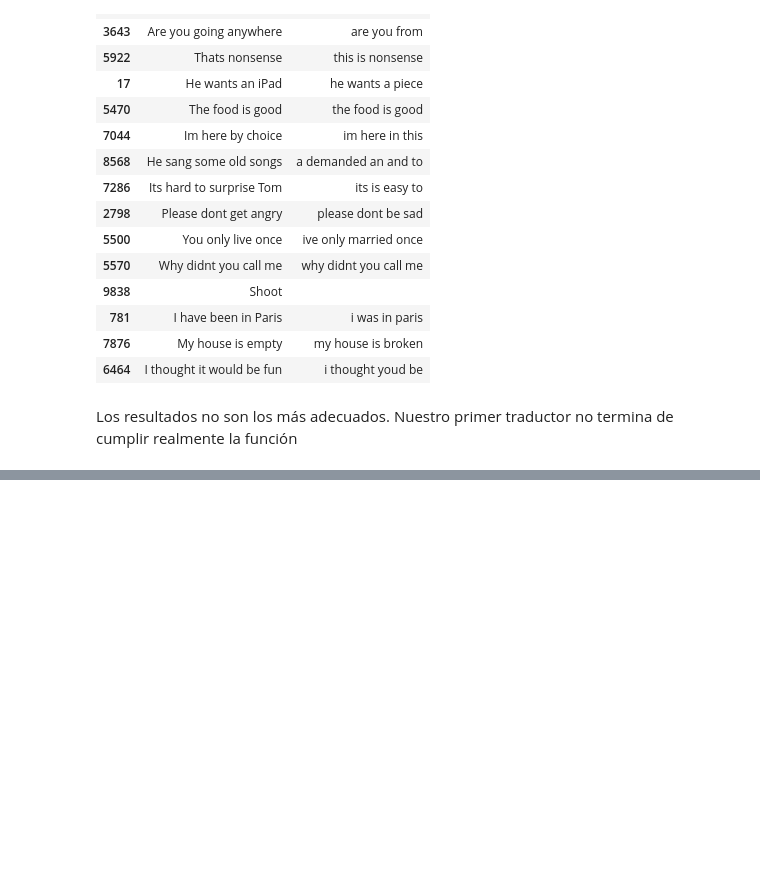
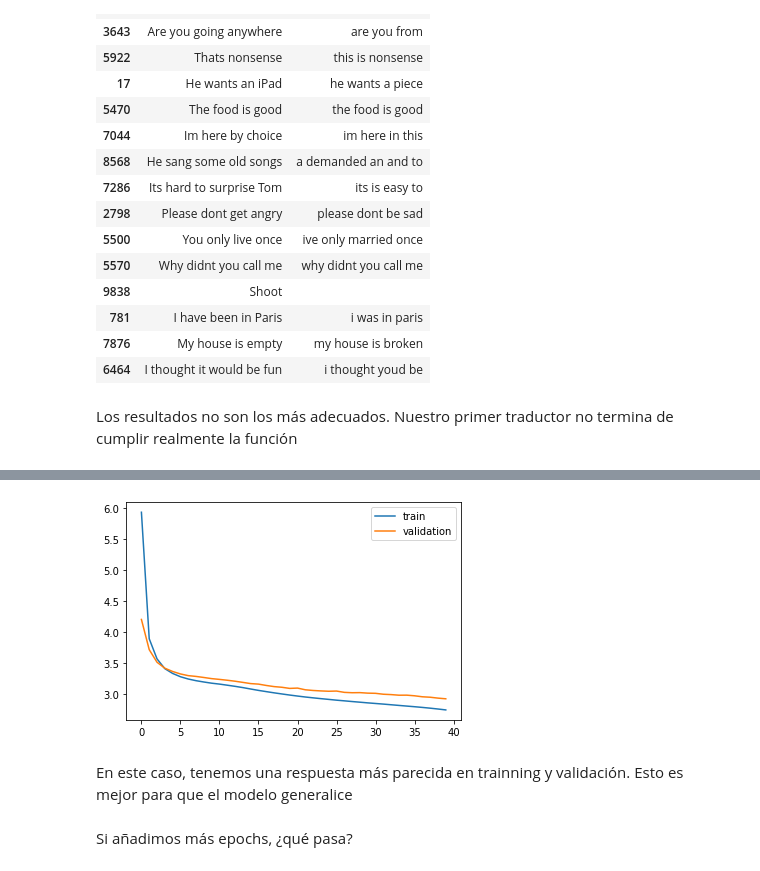
Before and after one commit to PilarHB/AnalisisDatosEstructurados, a Jupyter notebook: Texto/Practica_Traductor/Machine_learning_ES/TEXT_MachineTranslation_SP_EN.ipynb, the cells around one changed output, grey strips where cells are left out. Saved outputs shown, nothing was run; the diff lists cells and outputs as text; code cells hidden in the pictures; blank space fills up the shorter version.

```diff
--- a/Texto/Practica_Traductor/Machine_learning_ES/TEXT_MachineTranslation_SP_EN.ipynb
+++ b/Texto/Practica_Traductor/Machine_learning_ES/TEXT_MachineTranslation_SP_EN.ipynb
@@ -478,0 +668,21 @@ def build_model(in_vocab, out_vocab, in_timesteps, out_timesteps, units):
+# %%
+def build_model(in_vocab, out_vocab, in_timesteps, out_timesteps, units):
+    model = Sequential()
+    model.add(Embedding(in_vocab, units, input_length=in_timesteps, mask_zero=True))
+    model.add(GRU(units))
+    model.add(RepeatVector(out_timesteps))
+    model.add(GRU(units, return_sequences=True))
+    model.add(Dense(out_vocab, activation='softmax'))
+    return model
+# %%
+model = build_model(spa_vocab_size, eng_vocab_size, spa_length, eng_length, 512)
+rms = optimizers.RMSprop(lr=0.0001)
+model.compile(optimizer=rms, loss='sparse_categorical_crossentropy')
+# %%
+filename = 'model_gru2.h1.02_may_20'
+checkpoint = ModelCheckpoint(filename, monitor='val_loss', verbose=1, save_best_only=True, mode='min')
+
+history = model.fit(trainX, trainY.reshape(trainY.shape[0], trainY.shape[1], 1),
+          epochs=40, batch_size=512,
+          validation_split = 0.2,
+          callbacks=[checkpoint], verbose=1)
@@ -478,0 +707,11 @@ def build_model(in_vocab, out_vocab, in_timesteps, out_timesteps, units):
+# %%
+plt.plot(history.history['loss'])
+plt.plot(history.history['val_loss'])
+plt.legend(['train','validation'])
+plt.show()
+# %% [output]
+[figure, added]
+# %% [markdown]
+En este caso, tenemos una respuesta más parecida en trainning y validación. Esto es mejor para que el modelo generalice
+# %% [markdown]
+Si añadimos más epochs, ¿qué pasa?
```
Also changed, not shown: parts of 27 cells of this notebook.
